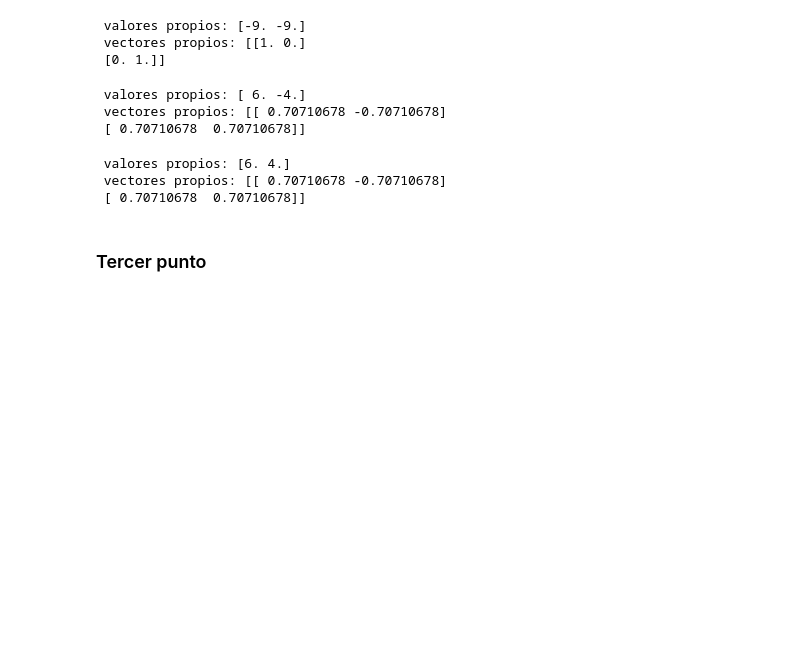
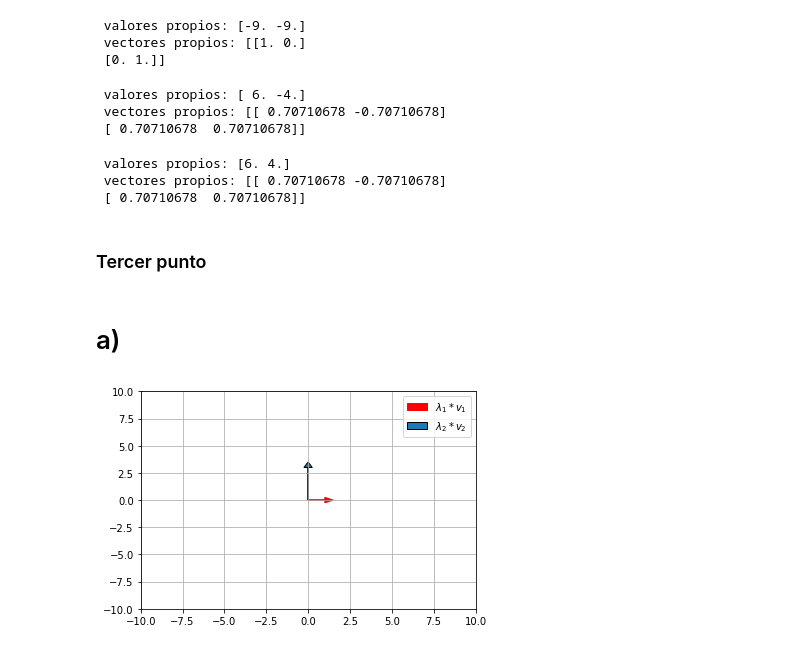
Before and after one commit to lab-optimizacion-202220/lab_formas_cuadraticas, a Jupyter notebook: formas_cuadraticas.ipynb, the cells around one changed output. Cells and saved outputs as stored; diff of their text form; code cells hidden in the pictures; blank space fills up the shorter version.

```diff
--- a/formas_cuadraticas.ipynb
+++ b/formas_cuadraticas.ipynb
@@ -157,3 +157,28 @@ print (f" valores propios: {vpA4} \n vectores propios: {vcpA4}")
  [ 0.70710678  0.70710678]]
 # %% [markdown]
 ### Tercer punto
+# %% [markdown]
+# a)
+# %%
+def vector_valor (vpA,vcpA):
+    #multiplicar vector propio 1 con valor propio1
+    vect1 = vpA*vcpA[0]
+    #multiplicar vector propio 2 con valor propio2
+    vect2 = vpA*vcpA[1]
+    ax = plt.axes()
+    #dibujar los vectores
+    ax.arrow(0,0, vect1[0],vect1[1],color="r", head_width=0.5, head_length=0.5,label = "$ \lambda_1*v_1$")
+    ax.arrow(0,0, vect2[0],vect2[1], head_width=0.5, head_length=0.5,label = "$ \lambda_2* v_2$")
+    #fijar límites del plano
+    plt.xlim(-10,10)
+    plt.ylim(-10,10)
+    #ubicacion del legend
+    plt.legend(loc="best",)
+    #grilla
+    plt.grid()
+    #plotear
+    plt.show()
+# %%
+vector_valor(vpA,vcpA)
+# %% [output]
+[figure, added]
```
Also changed, not shown: parts of 5 cells of this notebook.
